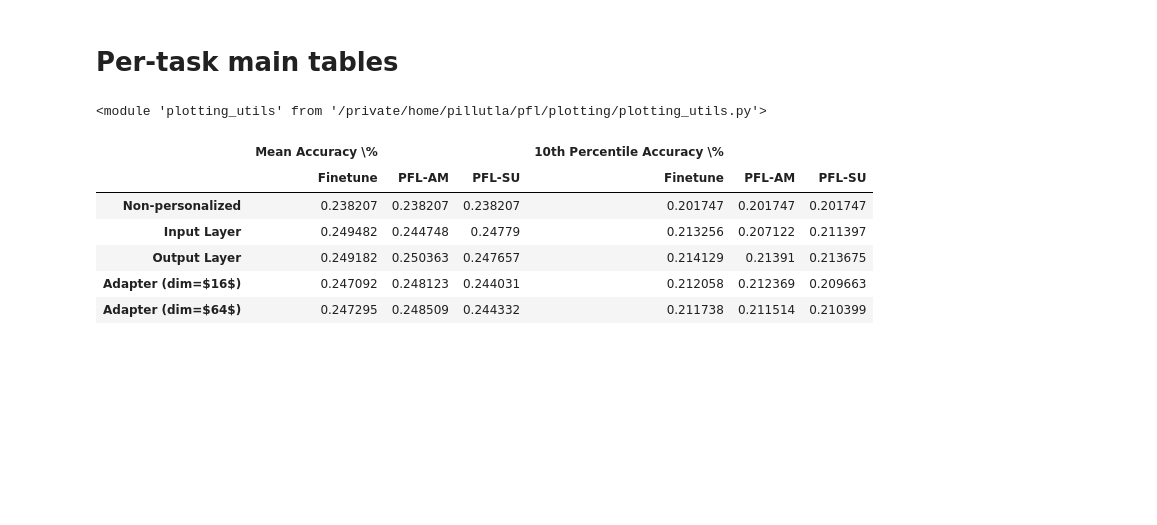
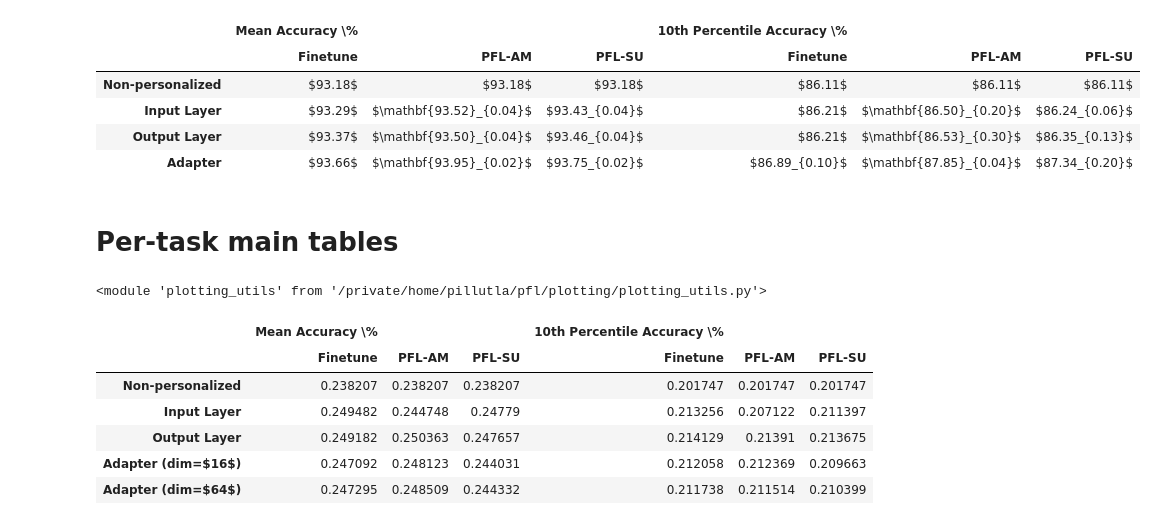
Before and after one commit to facebookresearch/FL_partial_personalization, a Jupyter notebook: plotting/results1.ipynb, the cells around one changed output. Cells and saved outputs as stored; diff of their text form; code cells hidden in the pictures; blank space fills up the shorter version.

```diff
--- a/plotting/results1.ipynb
+++ b/plotting/results1.ipynb
@@ -36,3 +56,12 @@ ds_model = "gldv2_resnetgn"
+# %%
+df2
+# %% [output]
+|  | Mean Accuracy \% |  |  | 10th Percentile Accuracy \% |  |  |
+|  | Finetune | PFL-AM | PFL-SU | Finetune | PFL-AM | PFL-SU |
+| Non-personalized | $93.18$ | $93.18$ | $93.18$ | $86.11$ | $86.11$ | $86.11$ |
+| Input Layer | $93.29$ | $\mathbf{93.52}_{0.04}$ | $93.43_{0.04}$ | $86.21$ | $\mathbf{86.50}_{0.20}$ | $86.24_{0.06}$ |
+| Output Layer | $93.37$ | $\mathbf{93.50}_{0.04}$ | $93.46_{0.04}$ | $86.21$ | $\mathbf{86.53}_{0.30}$ | $86.35_{0.13}$ |
+| Adapter | $93.66$ | $\mathbf{93.95}_{0.02}$ | $93.75_{0.02}$ | $86.89_{0.10}$ | $\mathbf{87.85}_{0.04}$ | $87.34_{0.20}$ |
 # %% [markdown]
 # Per-task main tables
 # %%
```
Also changed, not shown: parts of 1 cell of this notebook, 1 other file.
